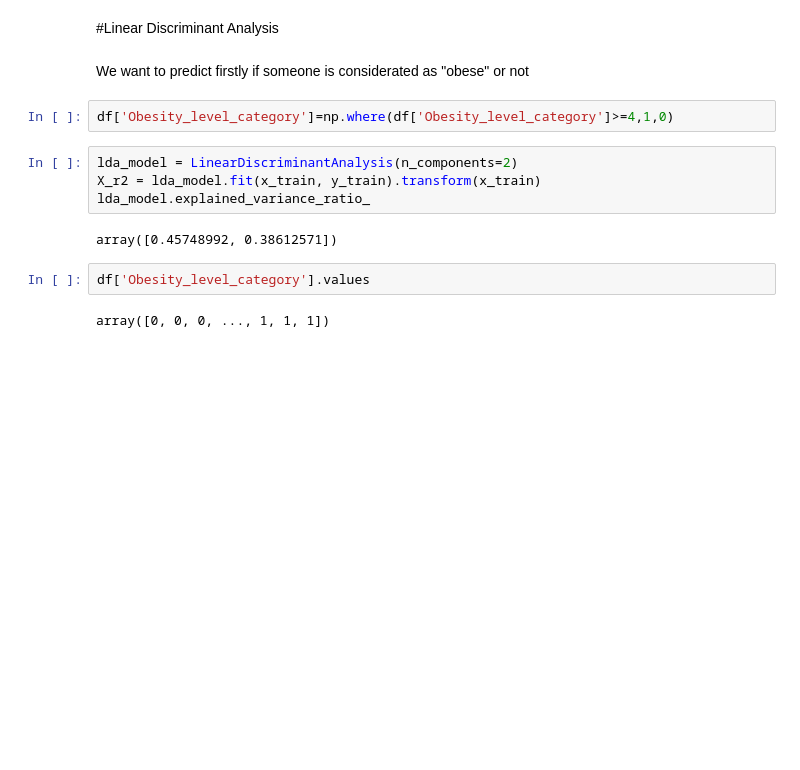
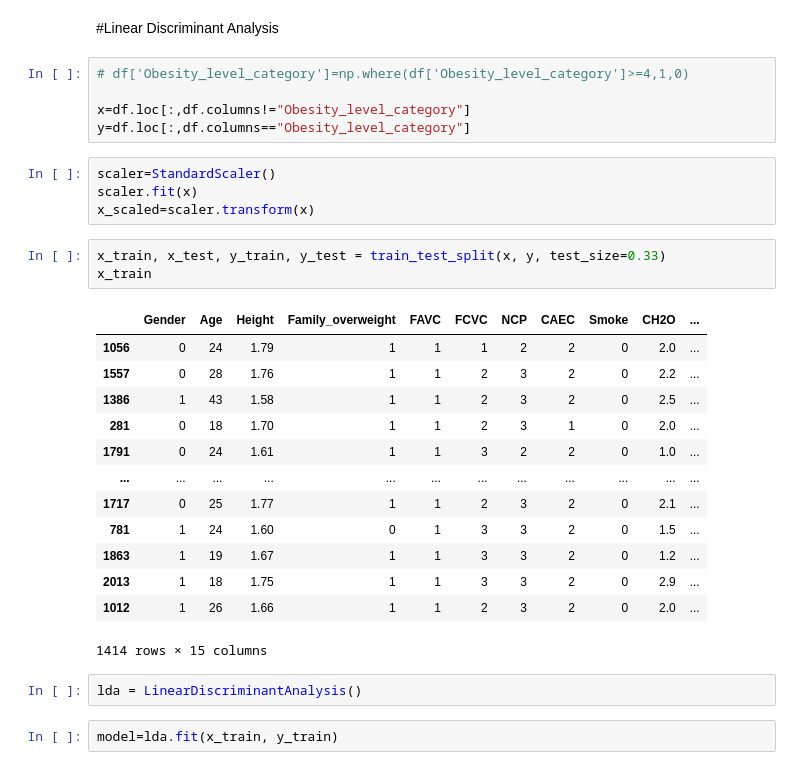
Before and after one commit to corentin-pujol/Obesity-types-prediction, a Jupyter notebook: Obesity_levels_prediction.ipynb, the cells around one changed output. Drawn from its saved outputs; the diff is of its cells as text; blank space fills up the shorter version.

```diff
--- a/Obesity_levels_prediction.ipynb
+++ b/Obesity_levels_prediction.ipynb
@@ -231,17 +218,33 @@ print(y_test.shape)
 6. LDA/QDA
 # %% [markdown]
 #Linear Discriminant Analysis
-# %% [markdown]
-We want to predict firstly if someone is considerated as "obese" or not
 # %%
-df['Obesity_level_category']=np.where(df['Obesity_level_category']>=4,1,0)
+# df['Obesity_level_category']=np.where(df['Obesity_level_category']>=4,1,0)
+
+x=df.loc[:,df.columns!="Obesity_level_category"]
+y=df.loc[:,df.columns=="Obesity_level_category"]
-# %%
-lda_model = LinearDiscriminantAnalysis(n_components=2)
-X_r2 = lda_model.fit(x_train, y_train).transform(x_train)
-lda_model.explained_variance_ratio_
-# %% [output]
-array([0.45748992, 0.38612571])
-# %%
-df['Obesity_level_category'].values
-# %% [output]
-array([0, 0, 0, ..., 1, 1, 1])
+# %%
+scaler=StandardScaler()
+scaler.fit(x)
+x_scaled=scaler.transform(x)
+# %%
+x_train, x_test, y_train, y_test = train_test_split(x, y, test_size=0.33)
+x_train
+# %% [output]
+|  | Gender | Age | Height | Family_overweight | FAVC | FCVC | NCP | CAEC | Smoke | CH2O | ... |
+| 1056 | 0 | 24 | 1.79 | 1 | 1 | 1 | 2 | 2 | 0 | 2.0 | ... |
+| 1557 | 0 | 28 | 1.76 | 1 | 1 | 2 | 3 | 2 | 0 | 2.2 | ... |
+| 1386 | 1 | 43 | 1.58 | 1 | 1 | 2 | 3 | 2 | 0 | 2.5 | ... |
+| 281 | 0 | 18 | 1.70 | 1 | 1 | 2 | 3 | 1 | 0 | 2.0 | ... |
+| 1791 | 0 | 24 | 1.61 | 1 | 1 | 3 | 2 | 2 | 0 | 1.0 | ... |
+| ... | ... | ... | ... | ... | ... | ... | ... | ... | ... | ... | ... |
+| 1717 | 0 | 25 | 1.77 | 1 | 1 | 2 | 3 | 2 | 0 | 2.1 | ... |
+| 781 | 1 | 24 | 1.60 | 0 | 1 | 3 | 3 | 2 | 0 | 1.5 | ... |
+| 1863 | 1 | 19 | 1.67 | 1 | 1 | 3 | 3 | 2 | 0 | 1.2 | ... |
+| 2013 | 1 | 18 | 1.75 | 1 | 1 | 3 | 3 | 2 | 0 | 2.9 | ... |
+| 1012 | 1 | 26 | 1.66 | 1 | 1 | 2 | 3 | 2 | 0 | 2.0 | ... |
+1414 rows × 15 columns
+# %%
+lda = LinearDiscriminantAnalysis()
+# %%
+model=lda.fit(x_train, y_train)
```
Also changed, not shown: parts of 15 cells of this notebook.
